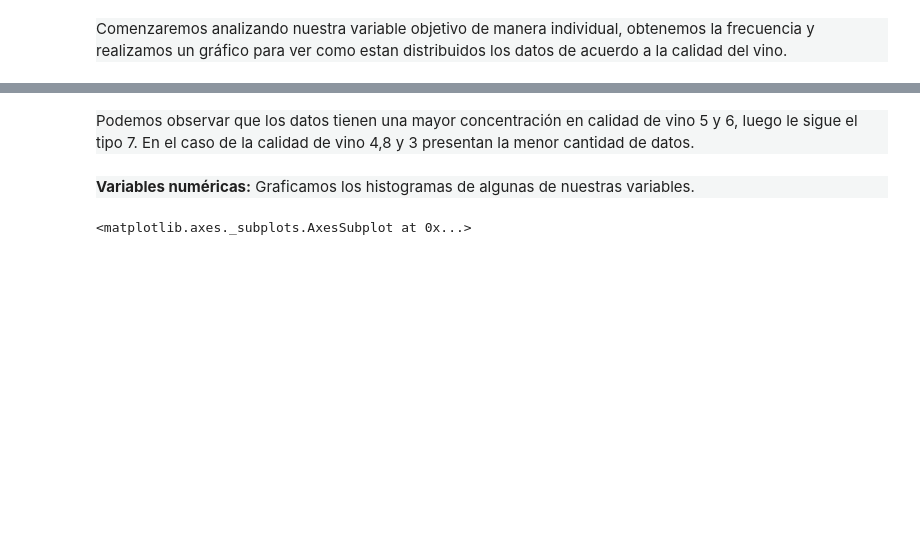
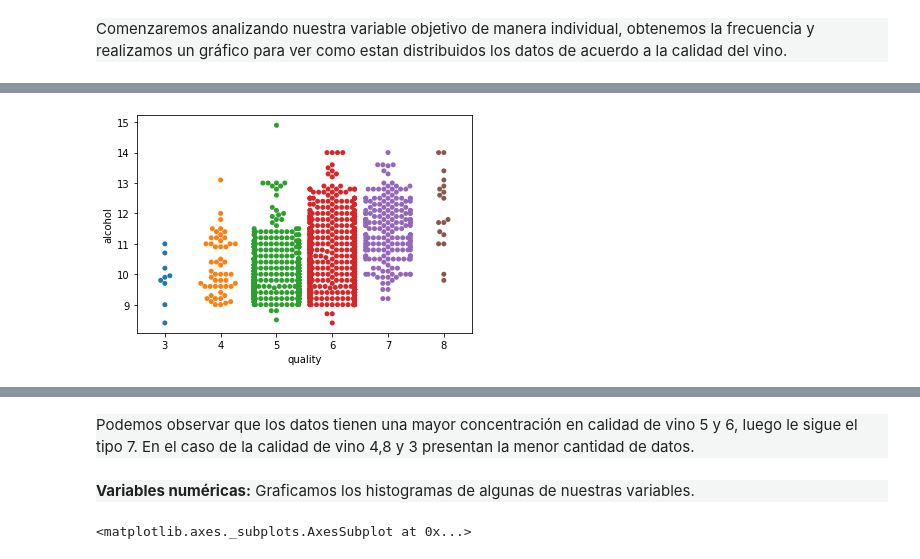
Before and after one commit to Liss-maritza/PEC2-CVD, a Jupyter notebook: PEC2-CVD.ipynb, the cells around one changed output, grey strips where cells are left out. Cells and saved outputs as stored; diff of their text form; code cells hidden in the pictures; blank space fills up the shorter version.

```diff
--- a/PEC2-CVD.ipynb
+++ b/PEC2-CVD.ipynb
@@ -527,0 +514,4 @@ plot = wine['quality'].value_counts().plot(kind='bar',
+# %%
+ax = sns.swarmplot(x="quality",y="alcohol",data=wine)
+# %% [output]
+[figure, added]
```
Also changed, not shown: parts of 67 cells of this notebook, 1 other file.
